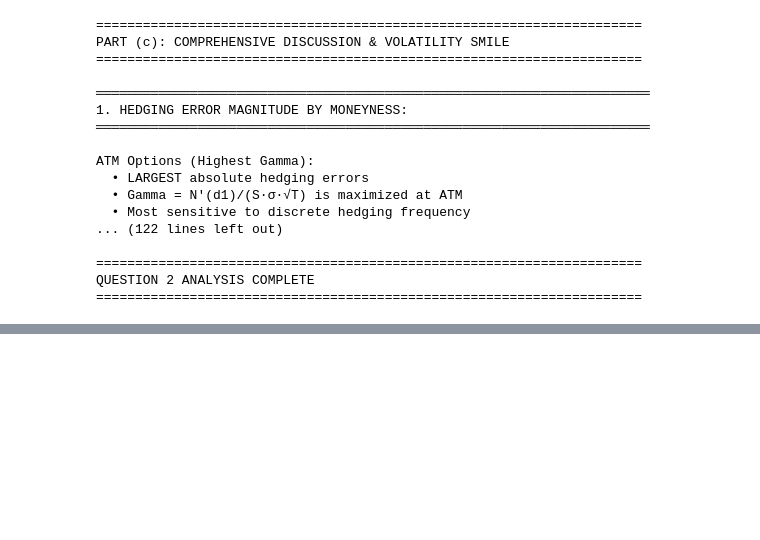
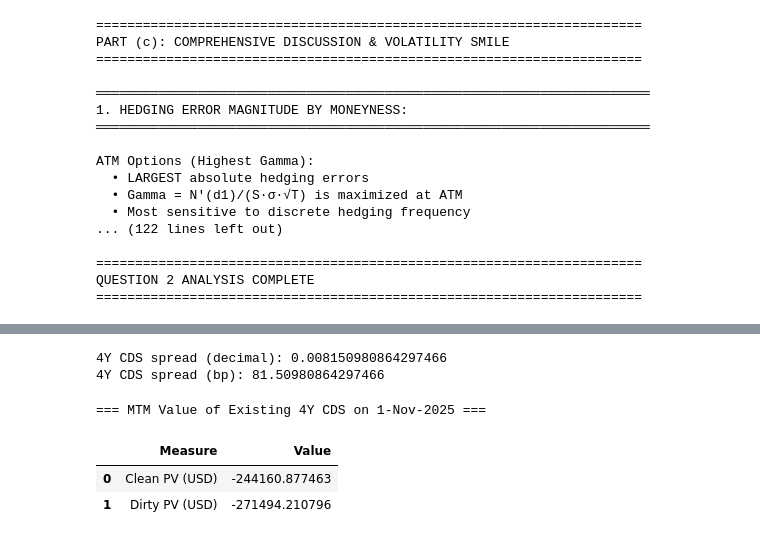
Before and after one commit to melted-cheese-enjoyer/Derivatives-Structured-Products, a Jupyter notebook: notebooks/main.ipynb, the cells around one changed output, grey strips where cells are left out. Drawn from its saved outputs; the diff is of its cells as text; code cells hidden in the pictures; blank space fills up the shorter version.

```diff
--- a/notebooks/main.ipynb
+++ b/notebooks/main.ipynb
@@ -1203,0 +1329,72 @@ Total real PV    ≈ 167.20 million
+# %%
+# ===============================================================
+# PART (b): Market spread of a 4-year CDS maturing on 20 Mar 2029
+# ===============================================================
+
+# Maturity date of the CDS
+maturity_date_4y = Date(20, 3, 2029)
+
+# Create a 4-year CDS with the spread
+cds_4y_2029 = CDS(
+    effective_date,           # start (valuation) date
+    maturity_date_4y,         # maturity date
+    0.0                       # dummy running spread
+)
+
+# Compute the par spread using the calibrated CDS curve
+spread_4y_2029 = cds_4y_2029.par_spread(
+    settlement_date,          # usually same as effective date
+    do_or_die_curve,          # calibrated CDS survival curve
+    recovery_rate             # recovery 40%
+)
+
+print("4Y CDS spread (decimal):", spread_4y_2029)
+print("4Y CDS spread (bp):", spread_4y_2029 * 10_000)
+# %% [output]
+4Y CDS spread (decimal): 0.008150980864297466
+4Y CDS spread (bp): 81.50980864297466
+# %%
+# ===============================================================
+# PART (c): MTM value of an existing 4Y CDS contract
+# ===============================================================
+
+maturity_date_4y = Date(20, 3, 2029)   # CDS maturity date (20 March 2029)
+cdsCoupon        = 0.0120              # Contractual running spread = 120 bp = 1.20%
+notional         = 20_000_000.0        # Notional amount = $20m
+long_protection  = True                # We are LONG protection (buy credit protection)
+
+
+# The existing CDS contract
+cds_existing = CDS(
+    effective_date,        # start / effective date of the CDS
+    maturity_date_4y,      # maturity date
+    cdsCoupon,             # contractual running spread
+    notional,              # notional of the trade
+    long_protection        # long = buy protection, short = sell protection
+)
+
+# mark-to-market valuation date
+mtm_value = cds_existing.value(
+    settlement_date,        # valuation on the settlement day 2-Nov-2025
+    do_or_die_curve,       # CDSCurve calibrated from the 1Y–5Y quotes
+    recovery_rate          # assumed recovery = 40%
+)
+
+# Display MTM results
+df_mtm = pd.DataFrame([
+    {
+        "Measure": "Clean PV (USD)",
+        "Value": float(mtm_value["clean_pv"])
+    },
+    {
+        "Measure": "Dirty PV (USD)",
+        "Value": float(mtm_value["dirty_pv"])
+    }
+])
+print("\n=== MTM Value of Existing 4Y CDS on 1-Nov-2025 ===")
+display(df_mtm)
+# %% [output]
+=== MTM Value of Existing 4Y CDS on 1-Nov-2025 ===
+|  | Measure | Value |
+| 0 | Clean PV (USD) | -244160.877463 |
+| 1 | Dirty PV (USD) | -271494.210796 |
```
Also changed, not shown: parts of 11 cells of this notebook.
